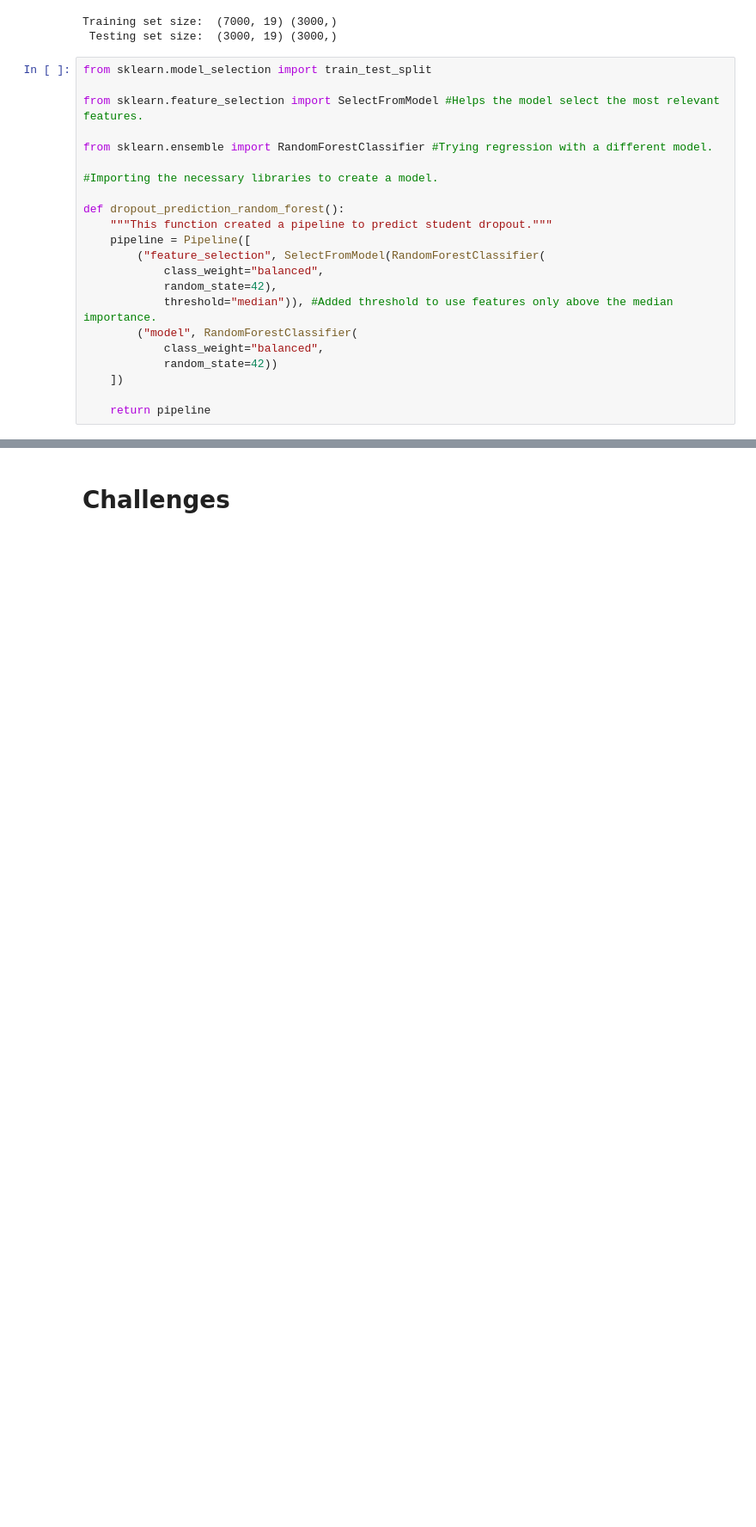
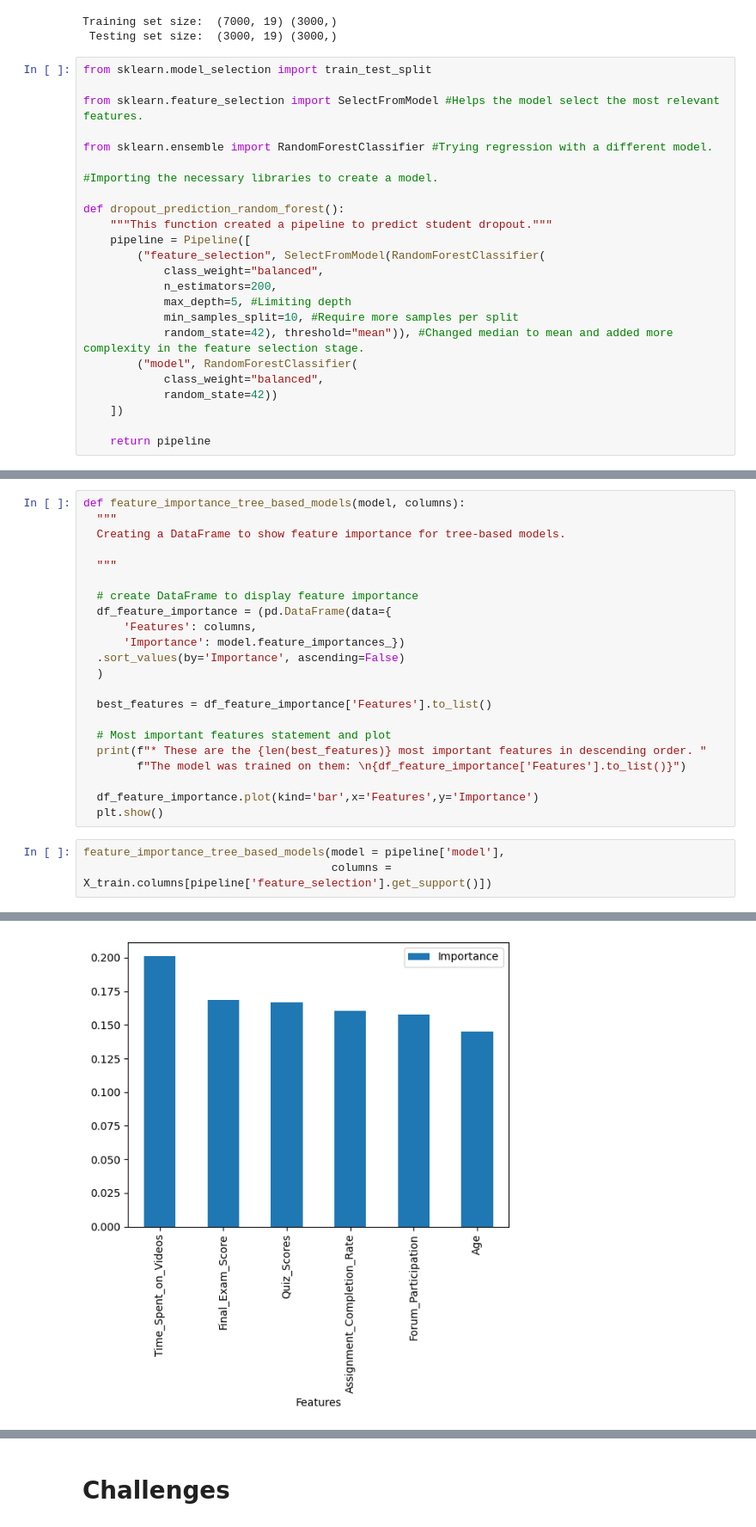
Before and after one commit to narendran-manoharan/synthetic_learning_behavior_analysis, a Jupyter notebook: project_work-jupyter_notebooks/synthetic_learning_behavior_analysis_transform02.ipynb, the cells around one changed output, grey strips where cells are left out. Shown at 86% size. Drawn from its saved outputs; the diff is of its cells as text; blank space fills up the shorter version.

Commit message:
Update RF feature selection to be complex.

```diff
--- a/project_work-jupyter_notebooks/synthetic_learning_behavior_analysis_transform02.ipynb
+++ b/project_work-jupyter_notebooks/synthetic_learning_behavior_analysis_transform02.ipynb
@@ -454,8 +459,10 @@ def dropout_prediction_random_forest():
     pipeline = Pipeline([
         ("feature_selection", SelectFromModel(RandomForestClassifier(
             class_weight="balanced",
-            random_state=42),
-            threshold="median")), #Added threshold to use features only above the median importance.
+            n_estimators=200,
+            max_depth=5, #Limiting depth
+            min_samples_split=10, #Require more samples per split
+            random_state=42), threshold="mean")), #Changed median to mean and added more complexity in the feature selection stage.
         ("model", RandomForestClassifier(
             class_weight="balanced",
             random_state=42))
@@ -473,3 +483,29 @@ Pipeline(steps=[('feature_selection',
                 ('model',
                  RandomForestClassifier(class_weight='balanced',
                                         random_state=42))])
+# %%
+def feature_importance_tree_based_models(model, columns):
+  """
+  Creating a DataFrame to show feature importance for tree-based models.
+
+  """
+
+  # create DataFrame to display feature importance
+  df_feature_importance = (pd.DataFrame(data={
+      'Features': columns,
+      'Importance': model.feature_importances_})
+  .sort_values(by='Importance', ascending=False)
+  )
+
+  best_features = df_feature_importance['Features'].to_list()
+
+  # Most important features statement and plot
+  print(f"* These are the {len(best_features)} most important features in descending order. "
+        f"The model was trained on them: \n{df_feature_importance['Features'].to_list()}")
+
+  df_feature_importance.plot(kind='bar',x='Features',y='Importance')
+  plt.show()
+# %%
+feature_importance_tree_based_models(model = pipeline['model'],
+                                     columns =  X_train.columns[pipeline['feature_selection'].get_support()])
+# %% [output]
@@ -475,0 +514 @@ Pipeline(steps=[('feature_selection',
+[figure, added]
```
Also changed, not shown: parts of 8 cells of this notebook.
